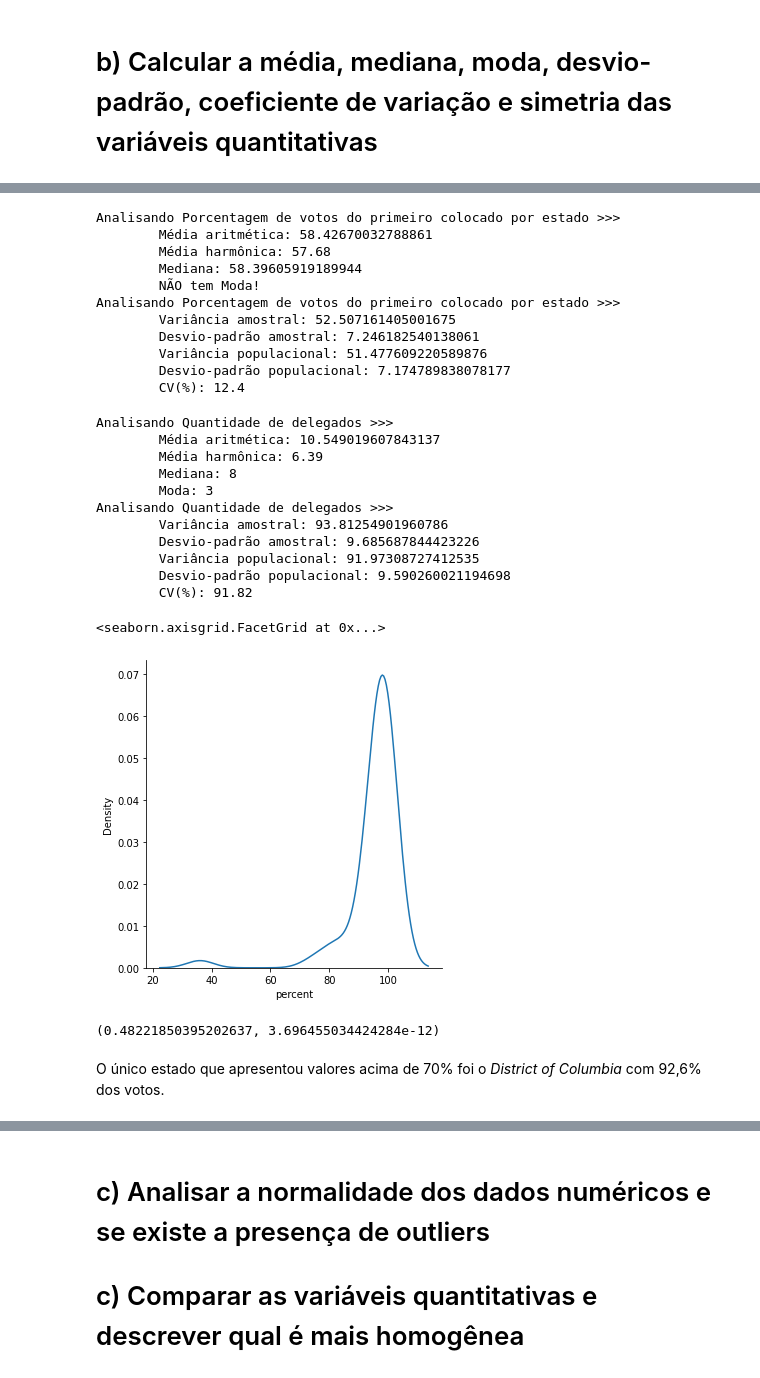
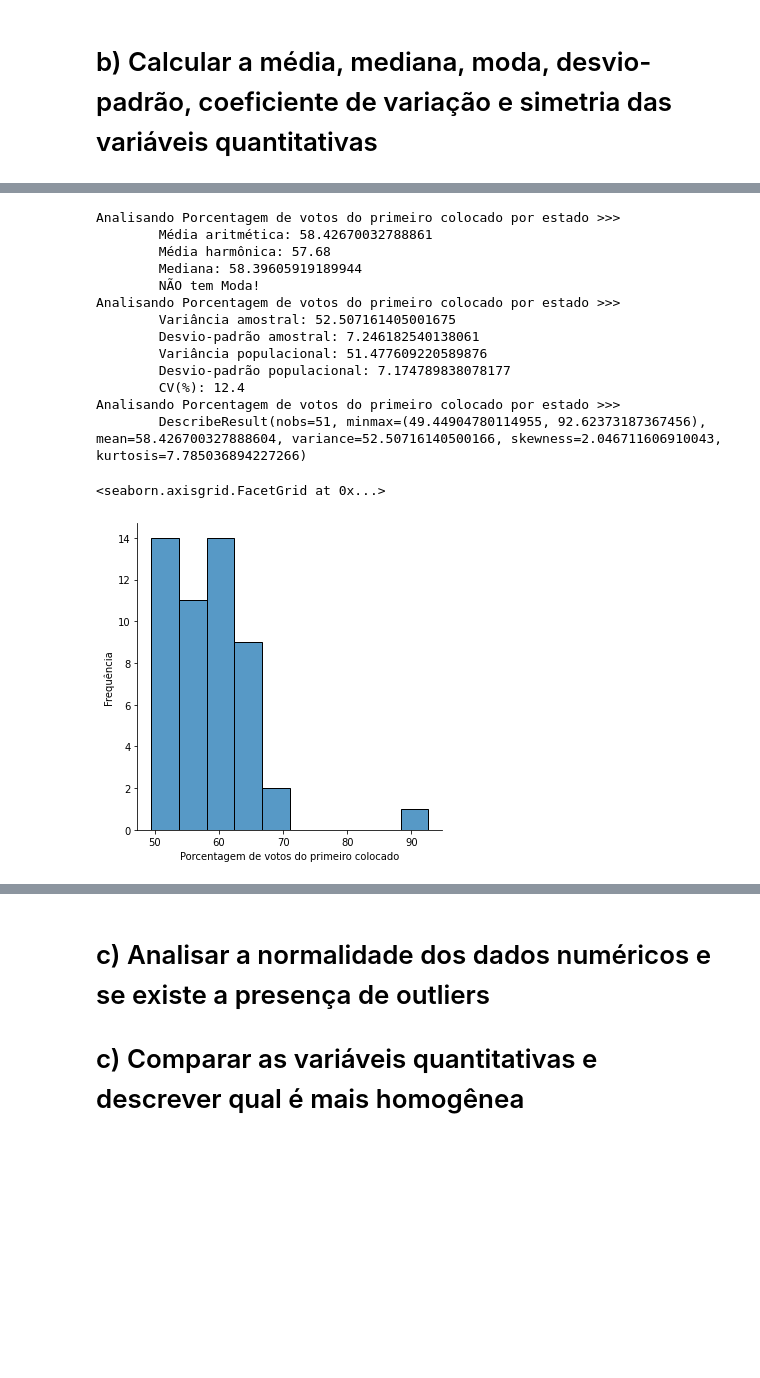
Before and after one commit to bmnds/uea-data-science-03-statistics, a Jupyter notebook: [Estatística04]_Trabalho_Final.ipynb, the cells around one changed output, grey strips where cells are left out. Drawn from its saved outputs; the diff is of its cells as text; code cells hidden in the pictures; blank space fills up the shorter version.

```diff
--- a/[Estatística04]_Trabalho_Final.ipynb
+++ b/[Estatística04]_Trabalho_Final.ipynb
@@ -454,43 +475,25 @@ Analisando Porcentagem de votos computados por estado >>>
 # %%
 analisar_medias('Porcentagem de votos do primeiro colocado por estado', db_president_state_results['1st_percent'])
 
 analisar_variacao('Porcentagem de votos do primeiro colocado por estado', db_president_state_results['1st_percent'])
+
+analisar_de_forma_descritiva('Porcentagem de votos do primeiro colocado por estado', db_president_state_results['1st_percent'])
+
+plt = sea.displot(db_president_state_results['1st_percent'])
+plt.set_axis_labels(x_var='Porcentagem de votos do primeiro colocado', y_var='Frequência')
 # %% [output]
 Analisando Porcentagem de votos do primeiro colocado por estado >>>
         Média aritmética: 58.42670032788861
         Média harmônica: 57.68
         Mediana: 58.39605919189944
         NÃO tem Moda!
 Analisando Porcentagem de votos do primeiro colocado por estado >>>
         Variância amostral: 52.507161405001675
         Desvio-padrão amostral: 7.246182540138061
         Variância populacional: 51.477609220589876
         Desvio-padrão populacional: 7.174789838078177
         CV(%): 12.4
+Analisando Porcentagem de votos do primeiro colocado por estado >>>
+        DescribeResult(nobs=51, minmax=(49.44904780114955, 92.62373187367456), mean=58.426700327888604, variance=52.50716140500166, skewness=2.046711606910043, kurtosis=7.785036894227266)
+<seaborn.axisgrid.FacetGrid at 0x...>
+[figure, added]
-# %%
-analisar_medias('Quantidade de delegados', db_president_state_results['electoral_votes'])
-
-analisar_variacao('Quantidade de delegados', db_president_state_results['electoral_votes'])
-# %% [output]
-Analisando Quantidade de delegados >>>
-        Média aritmética: 10.549019607843137
-        Média harmônica: 6.39
-        Mediana: 8
-        Moda: 3
-Analisando Quantidade de delegados >>>
-        Variância amostral: 93.81254901960786
-        Desvio-padrão amostral: 9.685687844423226
-        Variância populacional: 91.97308727412535
-        Desvio-padrão populacional: 9.590260021194698
-        CV(%): 91.82
-# %%
-sea.displot(db_president_state_results.percent, kind="kde")
-# %% [output]
-<seaborn.axisgrid.FacetGrid at 0x...>
-[figure, removed]
-# %%
-stats.shapiro(db_president_state_results.percent)
-# %% [output]
-(0.48221850395202637, 3.696455034424284e-12)
-# %% [markdown]
-O único estado que apresentou valores acima de 70% foi o *District of Columbia* com 92,6% dos votos.
```
Also changed, not shown: parts of 12 cells of this notebook.
